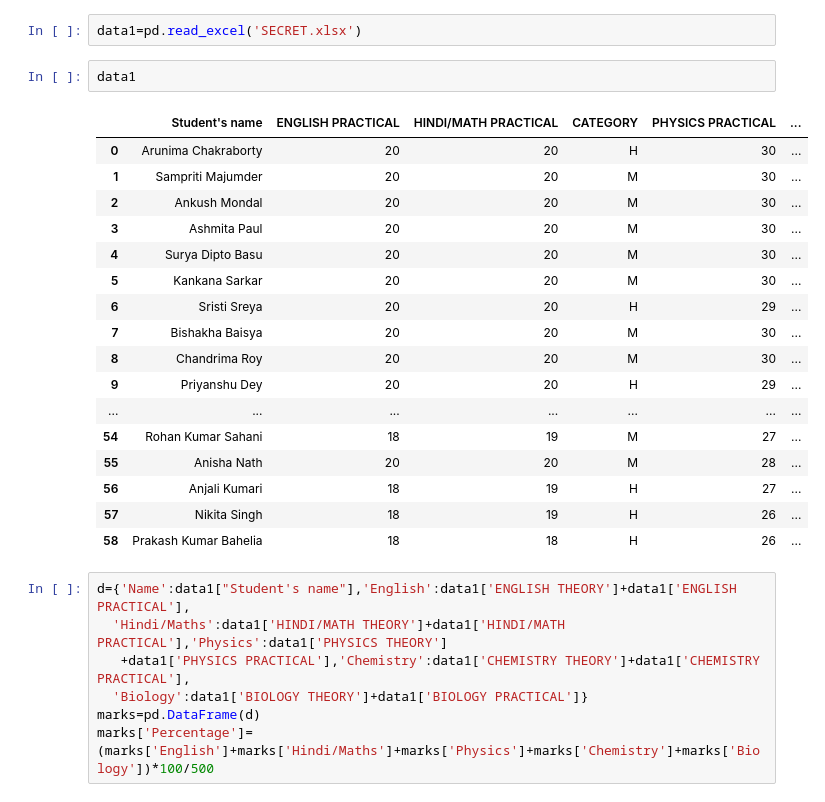
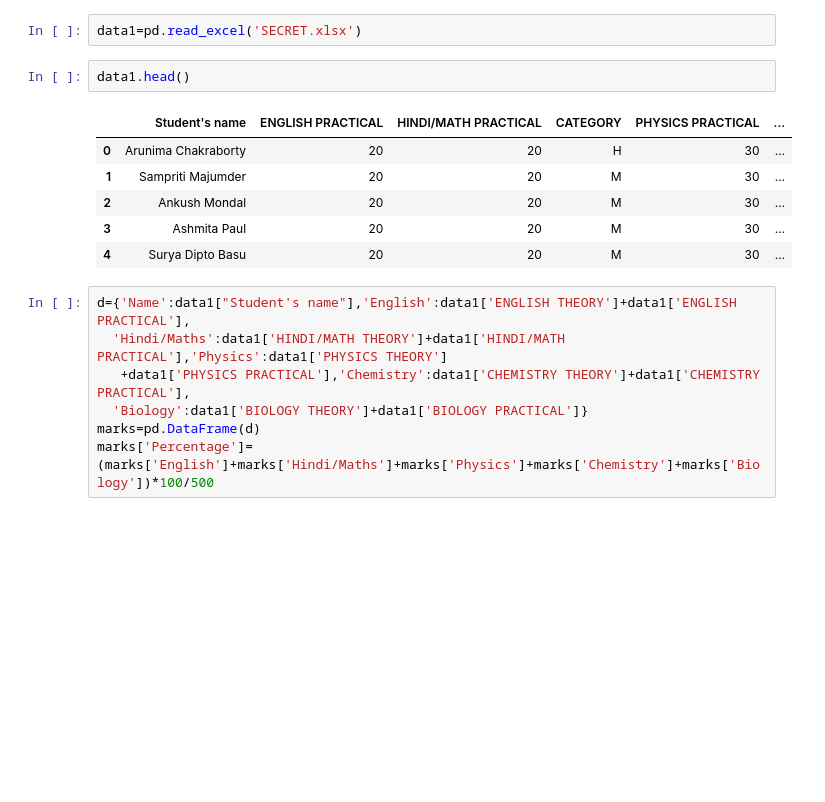
Before and after one commit to SuryaDiptoBasu/XII-B-2022-23-Marksheet, a Jupyter notebook: XII-B 2022-23.ipynb, the cells around one changed output. Saved outputs shown, nothing was run; the diff lists cells and outputs as text; blank space fills up the shorter version.

```diff
--- a/XII-B 2022-23.ipynb
+++ b/XII-B 2022-23.ipynb
@@ -6,25 +6,14 @@ import seaborn as sns
 # %%
 data1=pd.read_excel('SECRET.xlsx')
 # %%
-data1
+data1.head()
 # %% [output]
 |  | Student's name | ENGLISH PRACTICAL | HINDI/MATH PRACTICAL | CATEGORY | PHYSICS PRACTICAL | ... |
 | 0 | Arunima Chakraborty | 20 | 20 | H | 30 | ... |
 | 1 | Sampriti Majumder | 20 | 20 | M | 30 | ... |
 | 2 | Ankush Mondal | 20 | 20 | M | 30 | ... |
 | 3 | Ashmita Paul | 20 | 20 | M | 30 | ... |
 | 4 | Surya Dipto Basu | 20 | 20 | M | 30 | ... |
-| 5 | Kankana Sarkar | 20 | 20 | M | 30 | ... |
-| 6 | Sristi Sreya | 20 | 20 | H | 29 | ... |
-| 7 | Bishakha Baisya | 20 | 20 | M | 30 | ... |
-| 8 | Chandrima Roy | 20 | 20 | M | 30 | ... |
-| 9 | Priyanshu Dey | 20 | 20 | H | 29 | ... |
-| ... | ... | ... | ... | ... | ... | ... |
-| 54 | Rohan Kumar Sahani | 18 | 19 | M | 27 | ... |
-| 55 | Anisha Nath | 20 | 20 | M | 28 | ... |
-| 56 | Anjali Kumari | 18 | 19 | H | 27 | ... |
-| 57 | Nikita Singh | 18 | 19 | H | 26 | ... |
-| 58 | Prakash Kumar Bahelia | 18 | 18 | H | 26 | ... |
 # %%
 d={'Name':data1["Student's name"],'English':data1['ENGLISH THEORY']+data1['ENGLISH PRACTICAL'],
   'Hindi/Maths':data1['HINDI/MATH THEORY']+data1['HINDI/MATH PRACTICAL'],'Physics':data1['PHYSICS THEORY']
```
Also changed, not shown: parts of 22 cells of this notebook.
